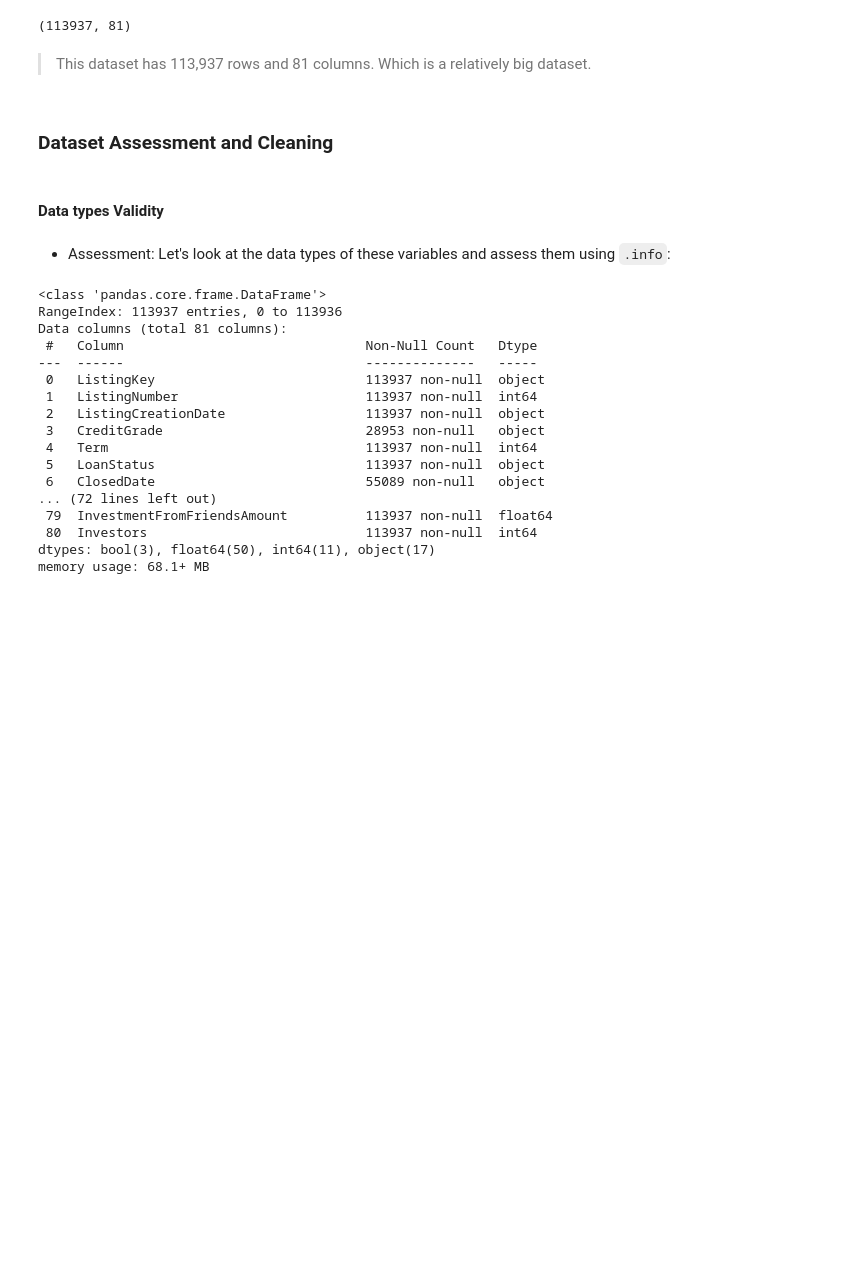
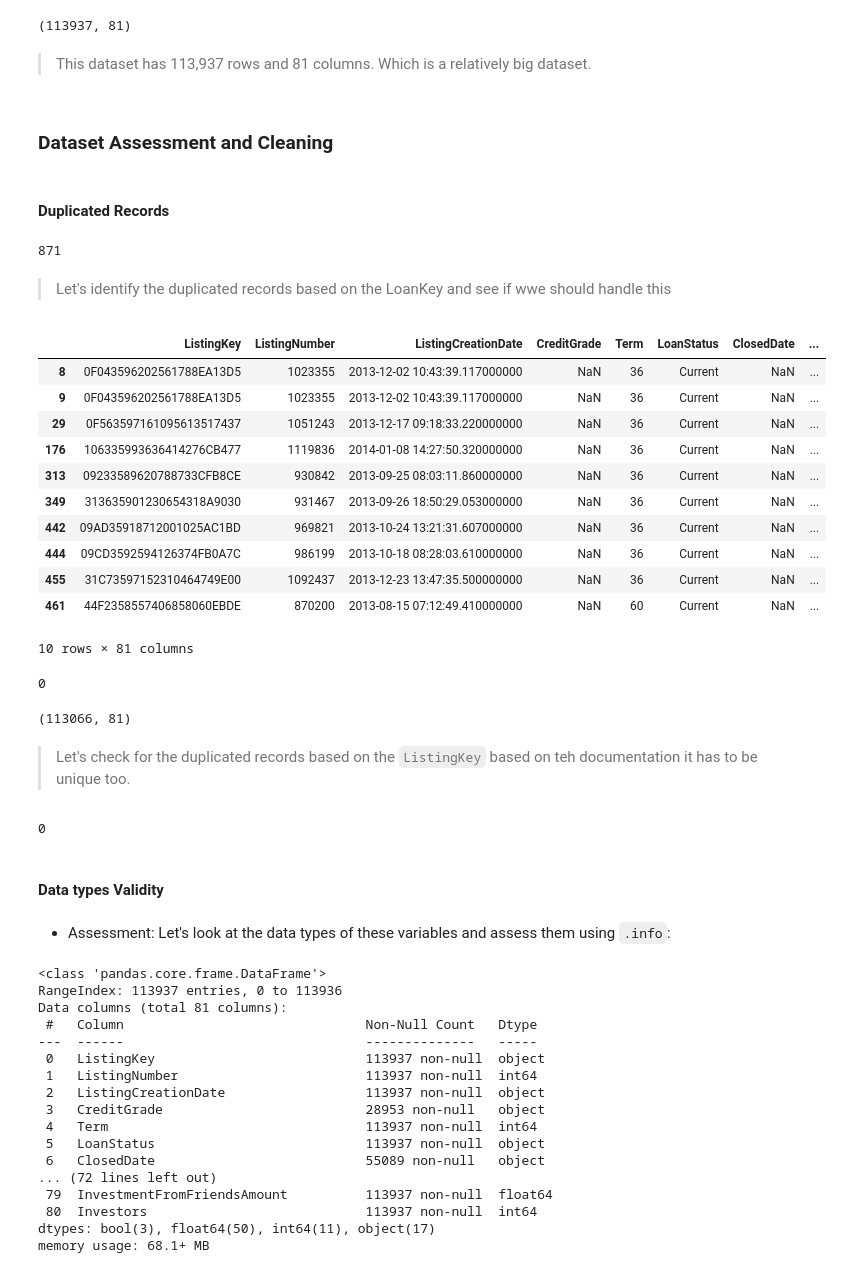
Before and after one commit to sondosaabed/Prosper-Loan-Analysis, a Jupyter notebook: Part_I_exploration.ipynb, the cells around one changed output. Saved outputs shown, nothing was run; the diff lists cells and outputs as text; code cells hidden in the pictures; blank space fills up the shorter version.

```diff
--- a/Part_I_exploration.ipynb
+++ b/Part_I_exploration.ipynb
@@ -167,3 +167,27 @@ df.shape ## showing the shape of the dataset
 > This dataset has 113,937 rows and 81 columns. Which is a relatively big dataset.
 # %% [markdown]
 ### Dataset Assessment and Cleaning
+# %% [markdown]
+#### Duplicated Records
+# %%
+df.duplicated(subset='LoanKey').sum()
+# %% [output]
+871
+# %% [markdown]
+> Let's identify the duplicated records based on the LoanKey and see if wwe should handle this
+# %%
+duplicates = df[df.duplicated(subset='LoanKey', keep=False)]
+display(duplicates.head(10))
+# %% [output]
+|  | ListingKey | ListingNumber | ListingCreationDate | CreditGrade | Term | LoanStatus | ClosedDate | ... |
+| 8 | 0F043596202561788EA13D5 | 1023355 | 2013-12-02 10:43:39.117000000 | NaN | 36 | Current | NaN | ... |
+| 9 | 0F043596202561788EA13D5 | 1023355 | 2013-12-02 10:43:39.117000000 | NaN | 36 | Current | NaN | ... |
+| 29 | 0F563597161095613517437 | 1051243 | 2013-12-17 09:18:33.220000000 | NaN | 36 | Current | NaN | ... |
+| 176 | 106335993636414276CB477 | 1119836 | 2014-01-08 14:27:50.320000000 | NaN | 36 | Current | NaN | ... |
+| 313 | 09233589620788733CFB8CE | 930842 | 2013-09-25 08:03:11.860000000 | NaN | 36 | Current | NaN | ... |
+| 349 | 313635901230654318A9030 | 931467 | 2013-09-26 18:50:29.053000000 | NaN | 36 | Current | NaN | ... |
+| 442 | 09AD35918712001025AC1BD | 969821 | 2013-10-24 13:21:31.607000000 | NaN | 36 | Current | NaN | ... |
+| 444 | 09CD3592594126374FB0A7C | 986199 | 2013-10-18 08:28:03.610000000 | NaN | 36 | Current | NaN | ... |
+| 455 | 31C73597152310464749E00 | 1092437 | 2013-12-23 13:47:35.500000000 | NaN | 36 | Current | NaN | ... |
+| 461 | 44F2358557406858060EBDE | 870200 | 2013-08-15 07:12:49.410000000 | NaN | 60 | Current | NaN | ... |
+10 rows × 81 columns
@@ -170,3 +196,15 @@ df.shape ## showing the shape of the dataset
+# %%
+print(df.duplicated(subset='LoanKey').sum())
+df.shape
+# %% [output]
+0
+(113066, 81)
+# %% [markdown]
+> Let's check for the duplicated records based on the `ListingKey` based on teh documentation it has to be unique too.
+# %%
+df.duplicated(subset='ListingKey').sum()
+# %% [output]
+0
 # %% [markdown]
 #### Data types Validity
 # %% [markdown]
```
Also changed, not shown: parts of 4 cells of this notebook.
